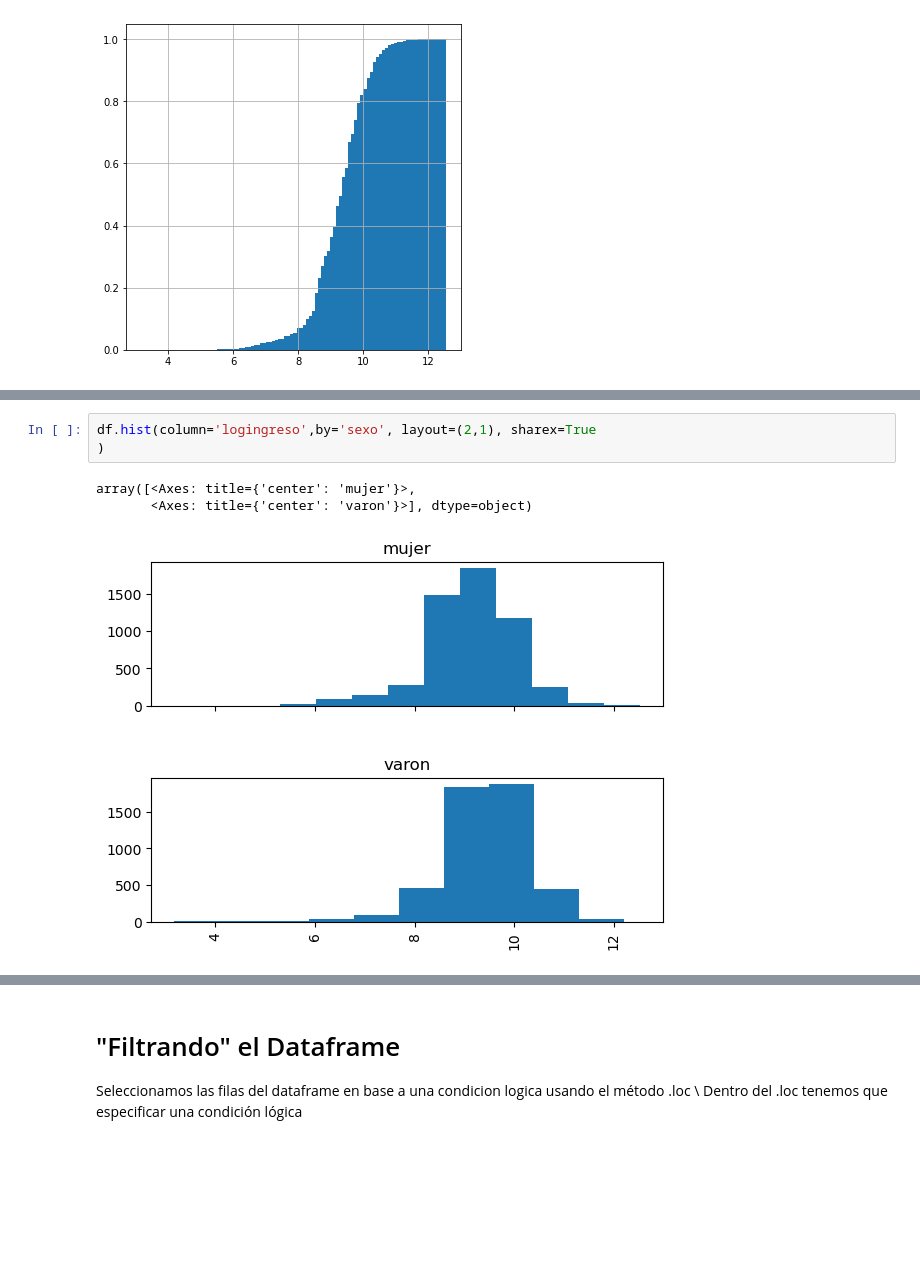
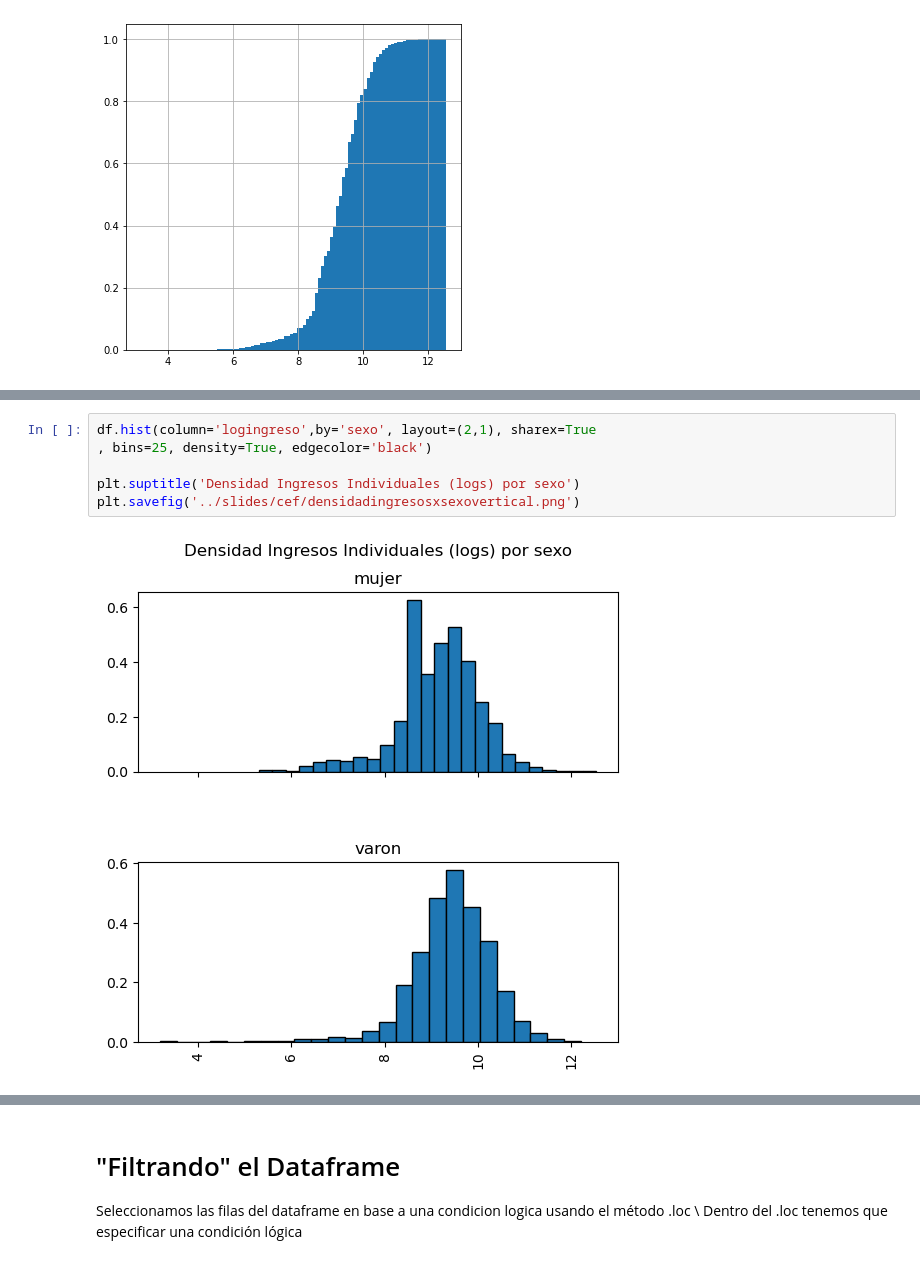
Before and after one commit to rpasquini/econometria, a Jupyter notebook: notebooks/CEF_intro_Austral.ipynb, the cells around one changed output, grey strips where cells are left out. Drawn from its saved outputs; the diff is of its cells as text; blank space fills up the shorter version.

Commit message:
new cef slides y notebook

```diff
--- a/notebooks/CEF_intro_Austral.ipynb
+++ b/notebooks/CEF_intro_Austral.ipynb
@@ -301,7 +312,8 @@ array([<Axes: title={'center': 'mujer'}>,
 # %%
 df.hist(column='logingreso',by='sexo', layout=(2,1), sharex=True
-)
+, bins=25, density=True, edgecolor='black')
+
+plt.suptitle('Densidad Ingresos Individuales (logs) por sexo')
+plt.savefig('../slides/cef/densidadingresosxsexovertical.png')
 # %% [output]
-array([<Axes: title={'center': 'mujer'}>,
-       <Axes: title={'center': 'varon'}>], dtype=object)
-[figure, old version]
+[figure, new version]
```
Also changed, not shown: parts of 11 cells of this notebook, 1 other file.
